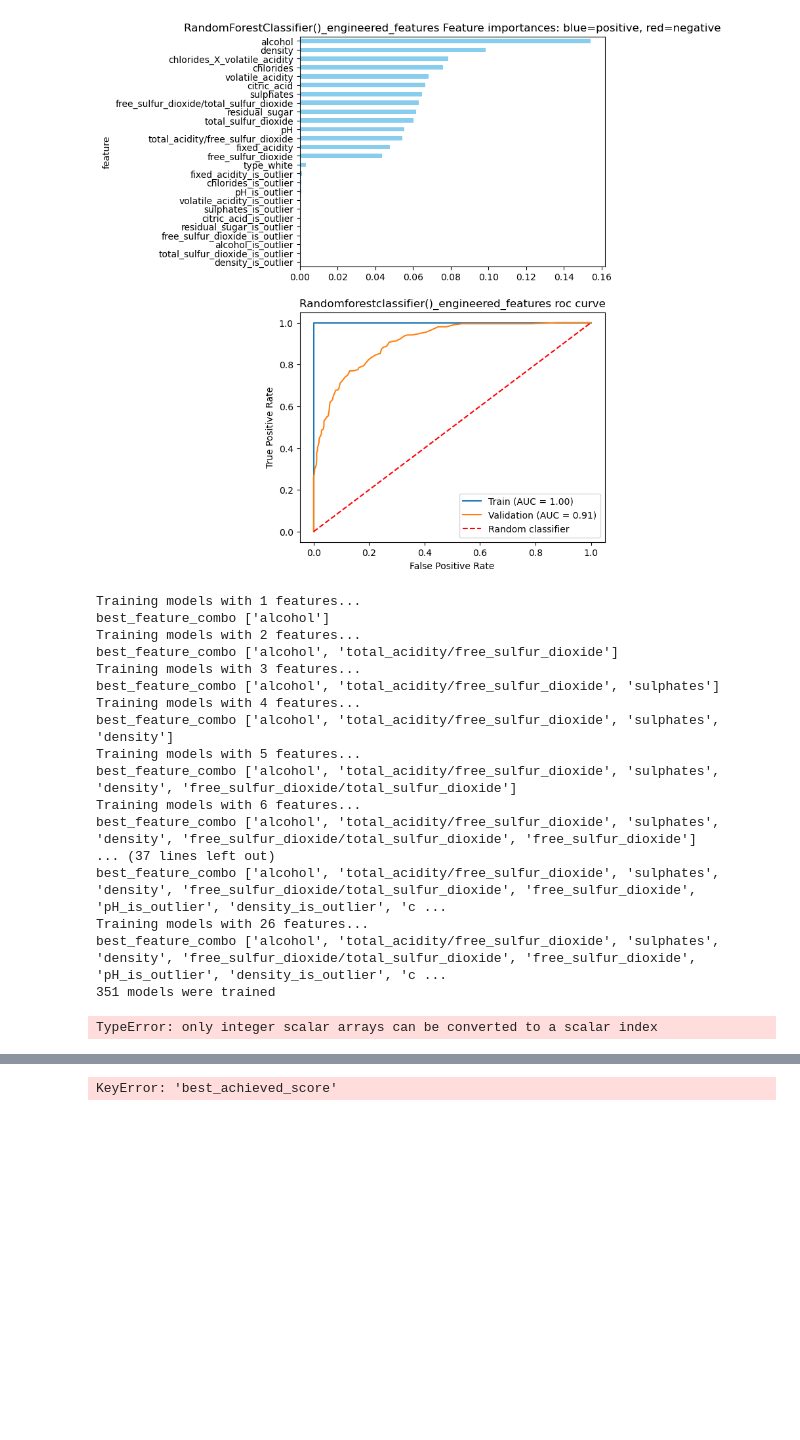
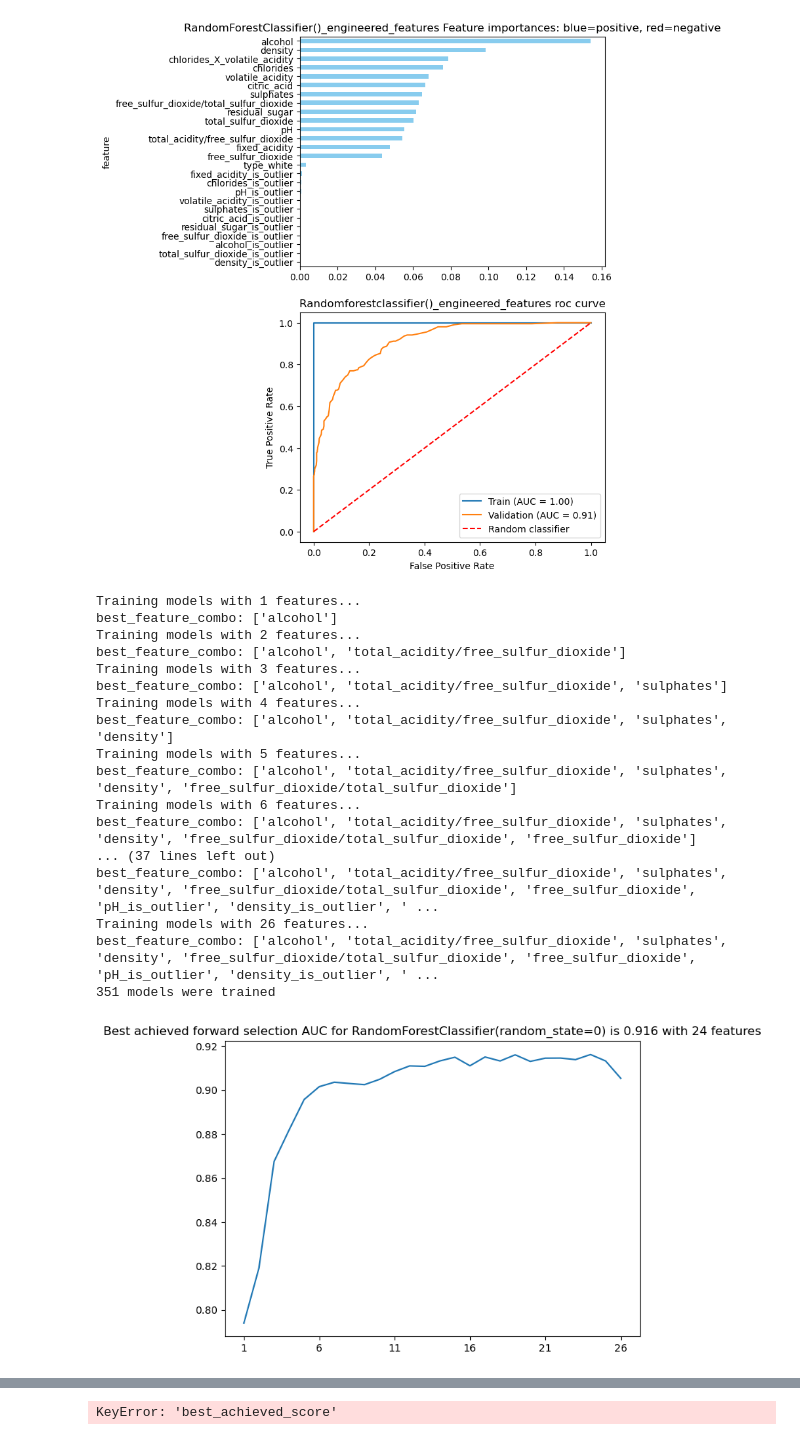
Before and after one commit to dormeir999/Cracking_Your_First_Data_Science_Project_course, a Jupyter notebook: Pipeline.ipynb, the cells around one changed output, grey strips where cells are left out. Cells and saved outputs as stored; diff of their text form; code cells hidden in the pictures; blank space fills up the shorter version.

Commit message:
Almost finished 'Let's Select The Model's Features'

```diff
--- a/Pipeline.ipynb
+++ b/Pipeline.ipynb
@@ -2655,7 +2655,10 @@ def get_AUC_score(the_X_val, the_y_val, the_model):
     the_score = roc_auc_score(the_y_val, the_model.predict_proba(the_X_val)[:, 1])
     return the_score
 
-def find_best_greedy_feed_forward_set_of_features_for_model(the_X_train, the_y_train, the_X_val, the_y_val, the_model, the_metric_fn, the_metric_name):
+def find_best_model_greedy_feed_forward(the_X_train, the_y_train, the_X_val, the_y_val, the_model, the_metric_fn, the_metric_name, print_each_iteration=False, plot_iterations=True, n_features=None):
+    if n_features:
+        the_X_train = the_X_train.iloc[:, :n_features]
+        the_X_val = the_X_val.iloc[:, :n_features]
     selected_features = []  # List to store selected features
     n_trained_models = 0
     iteration_scores = []
@@ -2675,6 +2678,8 @@ def find_best_greedy_feed_forward_set_of_features_for_model(the_X_train, the_y_t
                 n_trained_models+=1
                 # Evaluate your model (you can use any evaluation metric)
                 iteration_score = the_metric_fn(the_X_val=X_val_selected, the_y_val=the_y_val, the_model=the_model)
+                if print_each_iteration:
+                    print("iteration_score", iteration_score)
                 iteration_scores+= [iteration_score]
 
                 # Check if the current iteration score is better
@@ -2682,55 +2687,57 @@ def find_best_greedy_feed_forward_set_of_features_for_model(the_X_train, the_y_t
                     best_iteration_score = iteration_score
                     best_feature = feature
                     best_feature_combo = feature_combo
-                    the_best_model = the_model
 
         # If a better feature is found for this iteration, add it to selected features
         if best_feature is not None:
             selected_features.append(best_feature)
 
         # Update best model per num_features
         best_model_per_num_features.update({f'{num_features}': {'best_achieved_score':best_iteration_score, 'best_set_of_features':best_feature_combo}})
-        print(f"best_feature_combo", best_feature_combo)
+        print(f"best_feature_combo:", best_feature_combo)
 
     print(f"{n_trained_models} models were trained")
 
-    best_model_per_num_features = pd.DataFrame(best_model_per_num_features).T
-    best_model_per_num_features['best_achieved_score'] = best_model_per_num_features['best_achieved_score'].astype(float)
-    best_n_features = best_model_per_num_features['best_achieved_score'].idxmax()
-    best_overall_score = best_n_features[best_model_per_num_features.index==best_n_features]['best_achieved_score']
-    the_best_set_of_features = best_n_features[best_model_per_num_features.index==best_n_features]['best_set_of_features']
-    best_model_per_num_features.best_achieved_score.plot(title=f'Best achieved {the_metric_name} is {best_overall_score} for {best_n_features} features: {the_best_set_of_features}')
+    if plot_iterations:
+        best_model_per_num_features = pd.DataFrame(best_model_per_num_features).T
+        best_model_per_num_features['best_achieved_score'] = best_model_per_num_features['best_achieved_score'].astype(float)
+        best_n_features = best_model_per_num_features['best_achieved_score'].idxmax()
+        best_overall_score = best_model_per_num_features[best_model_per_num_features.index==best_n_features]['best_achieved_score'].values[0]
+        the_best_set_of_features = best_model_per_num_features[best_model_per_num_features.index==best_n_features]['best_set_of_features'].values[0]
+        best_model_per_num_features.best_achieved_score.plot(title=f'Best achieved forward selection {the_metric_name} for {str(model)} is {np.round(best_overall_score, 3)} with {best_n_features} features')
+        plt.tight_layout()
 
     # recreate best model
     X_train_selected = the_X_train[the_best_set_of_features]
     X_val_selected = the_X_val[the_best_set_of_features]
     the_best_model = the_model.fit(X_train_selected, the_y_train)
-    iteration_score = the_best_model.score(X_val_selected, the_y_val)
+    iteration_score = the_metric_fn(the_X_val=X_val_selected, the_y_val=the_y_val, the_model=the_best_model)
     assert iteration_score == best_overall_score
     return the_best_model, the_best_set_of_features
 
 
 model = RandomForestClassifier(random_state=0)
 metric_name = 'AUC'
 metric_fn = get_AUC_score
-best_model, best_set_of_features = find_best_greedy_feed_forward_set_of_features_for_model(
-    the_X_train=X_train, the_y_train=y_train, the_X_val=X_val, the_y_val=y_val, the_model=model, the_metric_fn=metric_fn, the_metric_name=metric_name)
+n_features = None
+best_model, best_feed_forward_set_of_features = find_best_model_greedy_feed_forward(
+    the_X_train=X_train, the_y_train=y_train, the_X_val=X_val, the_y_val=y_val, the_model=model, the_metric_fn=metric_fn, the_metric_name=metric_name, n_features=n_features)
 # %% [output]
 Training models with 1 features...
-best_feature_combo ['alcohol']
+best_feature_combo: ['alcohol']
 Training models with 2 features...
-best_feature_combo ['alcohol', 'total_acidity/free_sulfur_dioxide']
+best_feature_combo: ['alcohol', 'total_acidity/free_sulfur_dioxide']
 Training models with 3 features...
-best_feature_combo ['alcohol', 'total_acidity/free_sulfur_dioxide', 'sulphates']
+best_feature_combo: ['alcohol', 'total_acidity/free_sulfur_dioxide', 'sulphates']
 Training models with 4 features...
-best_feature_combo ['alcohol', 'total_acidity/free_sulfur_dioxide', 'sulphates', 'density']
+best_feature_combo: ['alcohol', 'total_acidity/free_sulfur_dioxide', 'sulphates', 'density']
 Training models with 5 features...
-best_feature_combo ['alcohol', 'total_acidity/free_sulfur_dioxide', 'sulphates', 'density', 'free_sulfur_dioxide/total_sulfur_dioxide']
+best_feature_combo: ['alcohol', 'total_acidity/free_sulfur_dioxide', 'sulphates', 'density', 'free_sulfur_dioxide/total_sulfur_dioxide']
 Training models with 6 features...
-best_feature_combo ['alcohol', 'total_acidity/free_sulfur_dioxide', 'sulphates', 'density', 'free_sulfur_dioxide/total_sulfur_dioxide', 'free_sulfur_dioxide']
+best_feature_combo: ['alcohol', 'total_acidity/free_sulfur_dioxide', 'sulphates', 'density', 'free_sulfur_dioxide/total_sulfur_dioxide', 'free_sulfur_dioxide']
 ... (37 lines left out)
-best_feature_combo ['alcohol', 'total_acidity/free_sulfur_dioxide', 'sulphates', 'density', 'free_sulfur_dioxide/total_sulfur_dioxide', 'free_sulfur_dioxide', 'pH_is_outlier', 'density_is_outlier', 'c ...
+best_feature_combo: ['alcohol', 'total_acidity/free_sulfur_dioxide', 'sulphates', 'density', 'free_sulfur_dioxide/total_sulfur_dioxide', 'free_sulfur_dioxide', 'pH_is_outlier', 'density_is_outlier', ' ...
 Training models with 26 features...
-best_feature_combo ['alcohol', 'total_acidity/free_sulfur_dioxide', 'sulphates', 'density', 'free_sulfur_dioxide/total_sulfur_dioxide', 'free_sulfur_dioxide', 'pH_is_outlier', 'density_is_outlier', 'c ...
+best_feature_combo: ['alcohol', 'total_acidity/free_sulfur_dioxide', 'sulphates', 'density', 'free_sulfur_dioxide/total_sulfur_dioxide', 'free_sulfur_dioxide', 'pH_is_outlier', 'density_is_outlier', ' ...
 351 models were trained
-TypeError: only integer scalar arrays can be converted to a scalar index
+[figure, added]
```
Also changed, not shown: parts of 11 cells of this notebook, 1 other file.
